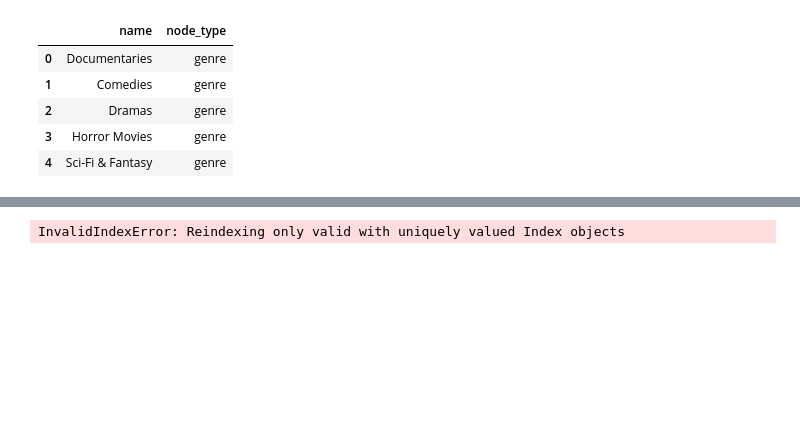
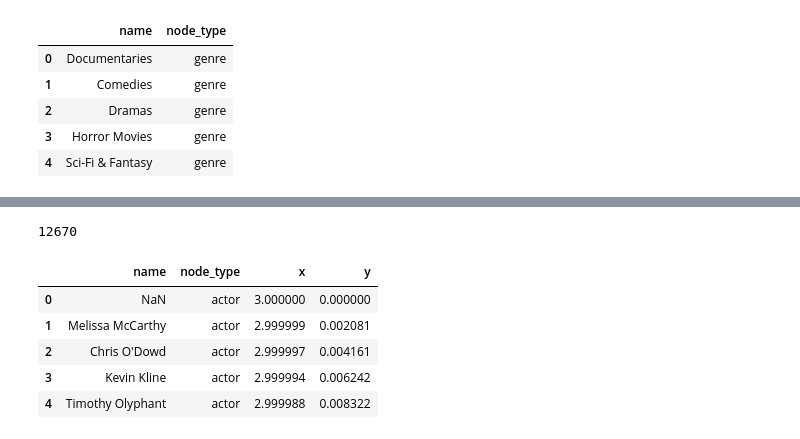
Before and after one commit to doctorofdata/current, a Jupyter notebook: netflix_graph_mapping.ipynb, the cells around one changed output, grey strips where cells are left out. Saved outputs shown, nothing was run; the diff lists cells and outputs as text; code cells hidden in the pictures; blank space fills up the shorter version.

```diff
--- a/netflix_graph_mapping.ipynb
+++ b/netflix_graph_mapping.ipynb
@@ -303,0 +308,4 @@ nodes.head()
+# %%
+len(nodes['name'].unique())
+# %% [output]
+12670
@@ -330,14 +349,3 @@ def radial_layer_layout(nodes):
         coords.append(temp)
 
     return pd.concat(coords)
-# %%
-nodes1 = nodes.reset_index()
-
-# Convert the data to numeric format for datashader algs
-edges['source'] = edges.source.map(dict(nodes1[['name', 'index']].values))
-edges['target'] = edges.target.map(dict(nodes1[['name', 'index']].values))
-
-# Apply function to get coords
-nodes2 = radial_layer_layout(nodes)
-# %% [output]
-InvalidIndexError: Reindexing only valid with uniquely valued Index objects
@@ -343,0 +355,9 @@ InvalidIndexError: Reindexing only valid with uniquely valued Index objects
+# %%
+nodes2.head()
+# %% [output]
+|  | name | node_type | x | y |
+| 0 | NaN | actor | 3.000000 | 0.000000 |
+| 1 | Melissa McCarthy | actor | 2.999999 | 0.002081 |
+| 2 | Chris O'Dowd | actor | 2.999997 | 0.004161 |
+| 3 | Kevin Kline | actor | 2.999994 | 0.006242 |
+| 4 | Timothy Olyphant | actor | 2.999988 | 0.008322 |
```
Also changed, not shown: parts of 3 cells of this notebook.
